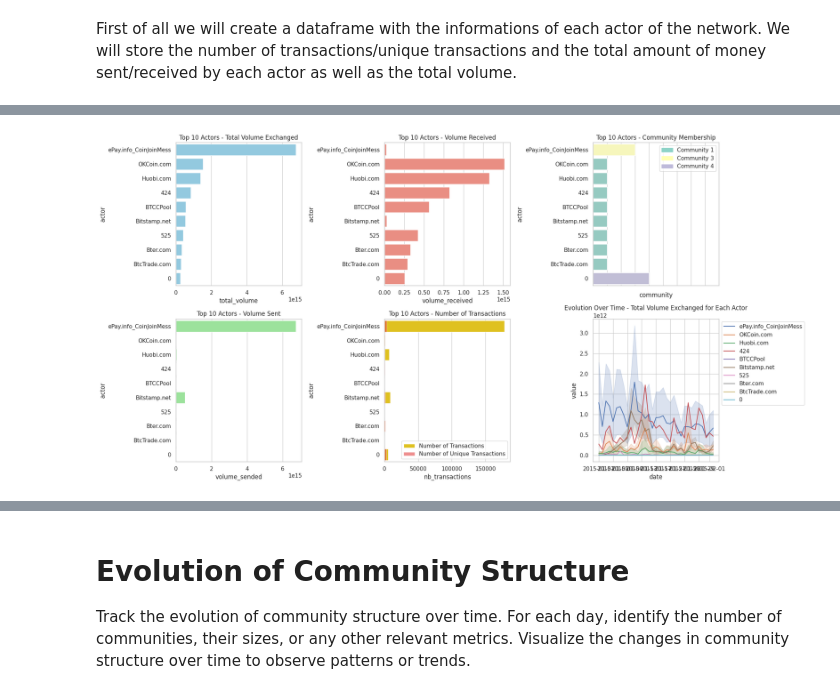
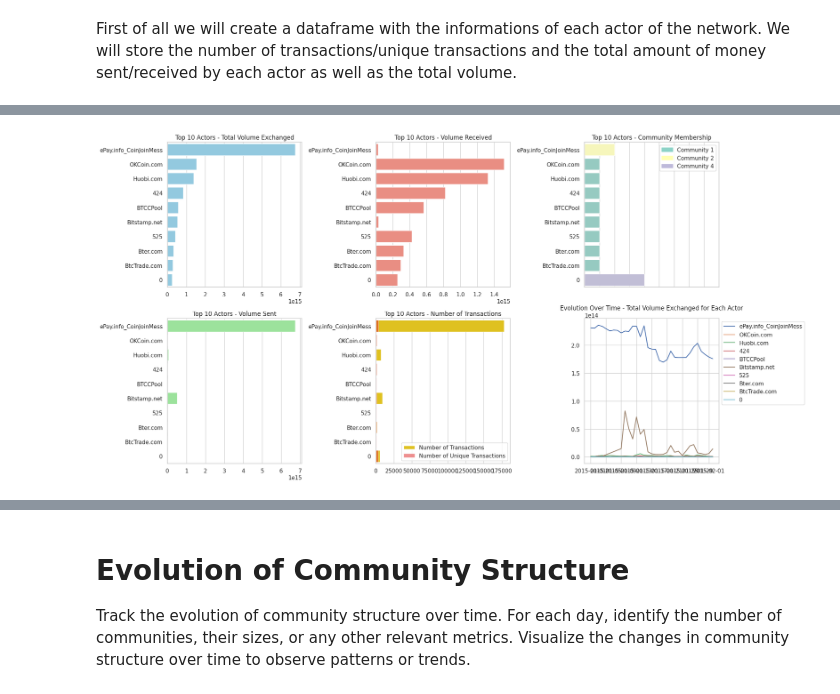
Before and after one commit to zestones/btc-price-prediction, a Jupyter notebook: src/task2.ipynb, the cells around one changed output, grey strips where cells are left out. Drawn from its saved outputs; the diff is of its cells as text; code cells hidden in the pictures.

Commit message:
feat: create Actor and Transaction class

```diff
--- a/src/task2.ipynb
+++ b/src/task2.ipynb
@@ -38,8 +33,9 @@ def load_all_data(data_dir):
 # %%
 data_dir = "../data/networks/"
 
-transaction_features_df = load_all_data(data_dir)
+transaction_features_df = load_all_csv_in_dir(data_dir)
 transaction_features_df = transaction_features_df.sort_values(by="date").reset_index(drop=True)
 
+print(transaction_features_df.shape)
 transaction_features_df.head()
 # %% [output]
@@ -89,0 +58,2 @@ communities = list(greedy_modularity_communities(G))
+# %%
+G = create_transaction_graph_from_dataframe(transaction_features_df)
@@ -92,7 +64,8 @@ First of all we will create a dataframe with the informations of each actor of t
 # %%
 actors_names = sorted(list(set(transaction_features_df["Source"].unique()).union(set(transaction_features_df["Target"].unique()))), reverse=True)
 actors_community = {actor: i for i, c in enumerate(communities) for actor in c}
-actors_volume = {actor: {"received": 0, "sended": 0, "nb_transactions": 0, "nb_unique_transaction": 0} for actor in actors_names}
+
+actors = [Actor(name, actors_community[name]) for name in actors_names]
 # %%
 for _, row in transaction_features_df.iterrows():
     source = row["Source"]
@@ -142,50 +84,52 @@ sns.set(style="whitegrid")
 
 TOP_N_ACTORS = 10
 
-top_10_actors = actors_features_df.sort_values(by="total_volume", ascending=False).head(TOP_N_ACTORS)
+top_10_actors = sorted(actors, key=lambda a: a.get_total_volume(), reverse=True)[:TOP_N_ACTORS]
 fig, axes = plt.subplots(2, 3, figsize=(20, 10))
 
+actors_names = list(map(lambda actor: actor.get_name(), top_10_actors))
+
 # Plot total volume
-sns.barplot(x=top_10_actors["total_volume"], y=top_10_actors["actor"], color='skyblue', ax=axes[0, 0])
+sns.barplot(x=list(map(lambda actor: actor.get_total_volume(), top_10_actors)), y=actors_names, color='skyblue', ax=axes[0, 0])
 axes[0, 0].set_title('Top 10 Actors - Total Volume Exchanged')
 
 # Plot volume received
-sns.barplot(x=top_10_actors["volume_received"], y=top_10_actors["actor"], color='salmon', ax=axes[0, 1])
+sns.barplot(x=list(map(lambda actor: actor.get_volume_received(), top_10_actors)), y=actors_names, color='salmon', ax=axes[0, 1])
 axes[0, 1].set_title(F'Top {TOP_N_ACTORS} Actors - Volume Received')
 
 # Plot volume sent
-sns.barplot(x=top_10_actors["volume_sended"], y=top_10_actors["actor"], color='lightgreen', ax=axes[1, 0])
+sns.barplot(x=list(map(lambda actor: actor.get_volume_sended(), top_10_actors)), y=actors_names, color='lightgreen', ax=axes[1, 0])
 axes[1, 0].set_title(F'Top {TOP_N_ACTORS} Actors - Volume Sent')
 
 # Plot number of transactions with unique transactions in lower opacity
-sns.barplot(x=top_10_actors["nb_transactions"], y=top_10_actors["actor"], color='gold', ax=axes[1, 1], label='Number of Transactions')
-sns.barplot(x=top_10_actors["nb_unique_transaction"], y=top_10_actors["actor"], color='red', alpha=0.5, ax=axes[1, 1], label='Number of Unique Transactions')
+sns.barplot(x=list(map(lambda actor: actor.get_nb_transactions(), top_10_actors)), y=actors_names, color='gold', ax=axes[1, 1], label='Number of Transactions')
+sns.barplot(x=list(map(lambda actor: actor.get_nb_unique_transactions(), top_10_actors)), y=actors_names, color='red', alpha=0.5, ax=axes[1, 1], label='Number of Unique Transactions')
 axes[1, 1].set_title(F'Top {TOP_N_ACTORS} Actors - Number of Transactions')
 
+actors_community = list(map(lambda actor: actor.get_community(), top_10_actors))
+
 # Plot actor community with color mapping
-community_palette = sns.color_palette("Set3", n_colors=len(top_10_actors["community"].unique()))
-sns.barplot(x=top_10_actors["community"], y=top_10_actors["actor"], palette=community_palette, ax=axes[0, 2], hue=top_10_actors["community"])
+community_palette = sns.color_palette("Set3", n_colors=len(set(actors_community)))
+sns.barplot(x=actors_community, y=actors_names, palette=community_palette, ax=axes[0, 2], hue=actors_community)
 
 axes[0, 2].set_title(F'Top {TOP_N_ACTORS} Actors - Community Membership')
-axes[0, 2].set_xticks(range(len(top_10_actors["actor"])))
+axes[0, 2].set_xticks(range(len(actors_names)))
 
 # Add legend for community colors
-legend_labels = sorted([f"Community {i}" for i in top_10_actors["community"].unique()])
+legend_labels = sorted([f"Community {i}" for i in set(actors_community)])
 legend_handles = [plt.Rectangle((0, 0), 1, 1, color=community_palette[i]) for i in range(len(legend_labels))]
 axes[0, 2].legend(handles=legend_handles, labels=legend_labels, loc='upper right')
 axes[0, 2].set_xticklabels([])
 
-
 # Plot the evolution over time of the total volume exchanged for each actor
-for actor in top_10_actors["actor"]:
-    actor_data = transaction_features_df[transaction_features_df["Source"] == actor]
-    sns.lineplot(x=actor_data["date"], y=actor_data["value"], label=actor, ax=axes[1, 2])
+for actor in top_10_actors:
+    volume_by_day = actor.get_transactions_volume_by_day()
+    sns.lineplot(x=[t.date for t in volume_by_day], y=[t.value for t in volume_by_day], label=actor.get_name(), ax=axes[1, 2])
 
 axes[1, 2].set_title('Evolution Over Time - Total Volume Exchanged for Each Actor')
 axes[1, 2].legend(loc='upper left', bbox_to_anchor=(1, 1))
 
-
 plt.tight_layout()
 plt.show()
 # %% [output]
-[figure, old version]
+[figure, new version]
```
Also changed, not shown: parts of 19 cells of this notebook, 4 other files.
